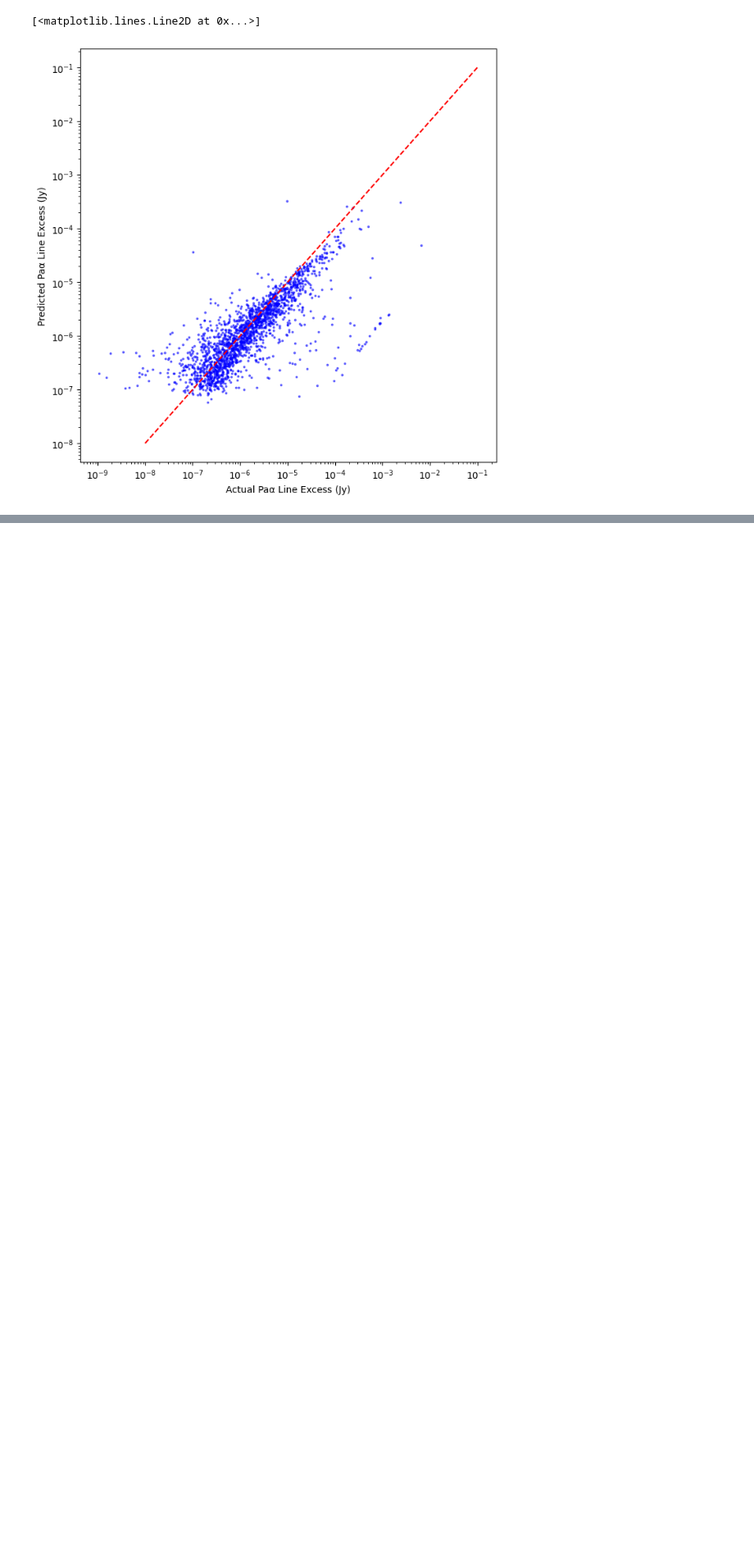
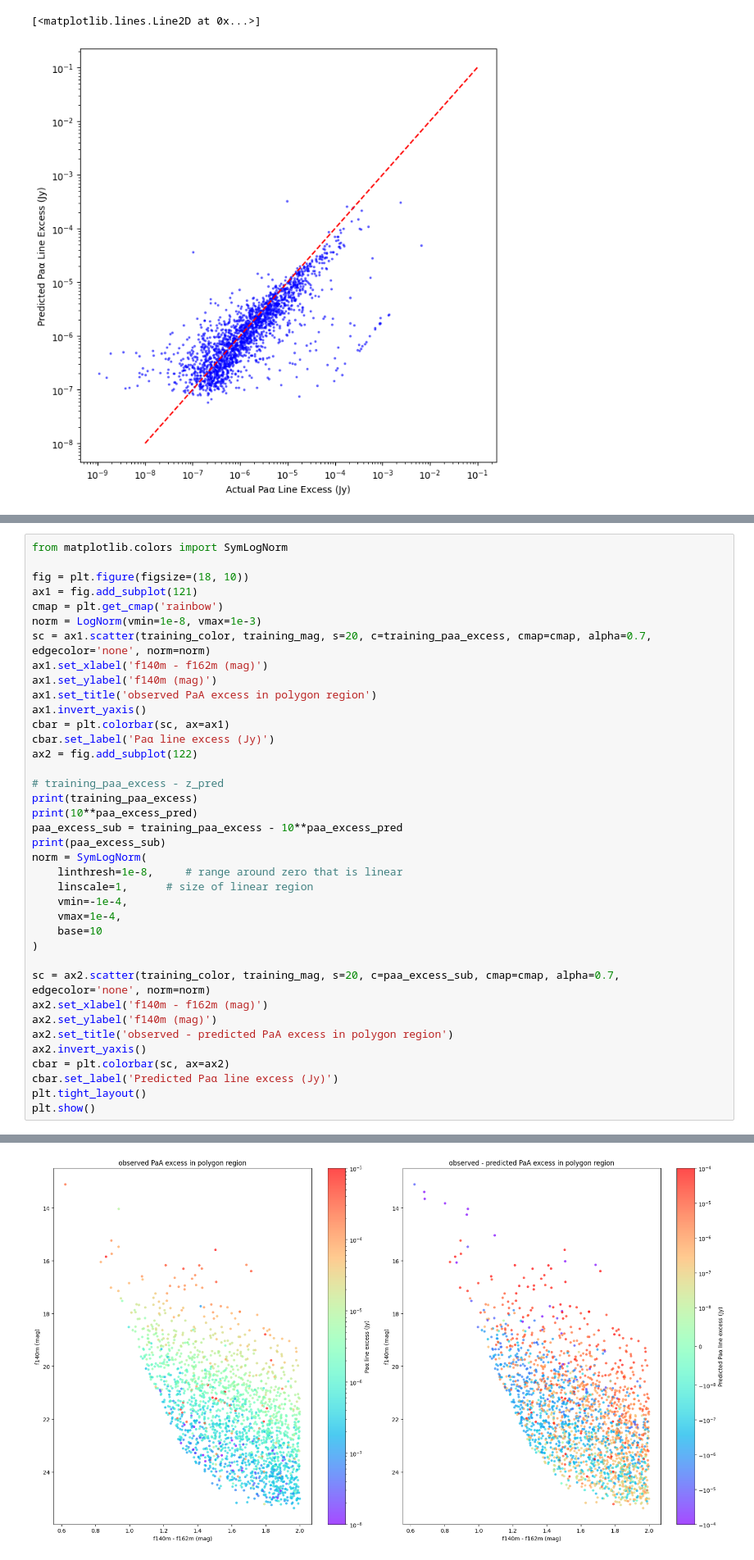
Before and after one commit to tyoo37/w51_catalog, a Jupyter notebook: syn_star/plot_result.ipynb, the cells around one changed output, grey strips where cells are left out. Shown at 82% size. Drawn from its saved outputs; the diff is of its cells as text; blank space fills up the shorter version.

```diff
--- a/syn_star/plot_result.ipynb
+++ b/syn_star/plot_result.ipynb
@@ -783,0 +905,39 @@ plt.show()
+# %%
+from matplotlib.colors import SymLogNorm
+
+fig = plt.figure(figsize=(18, 10))
+ax1 = fig.add_subplot(121)
+cmap = plt.get_cmap('rainbow')
+norm = LogNorm(vmin=1e-8, vmax=1e-3)
+sc = ax1.scatter(training_color, training_mag, s=20, c=training_paa_excess, cmap=cmap, alpha=0.7, edgecolor='none', norm=norm)
+ax1.set_xlabel('f140m - f162m (mag)')
+ax1.set_ylabel('f140m (mag)')
+ax1.set_title('observed PaA excess in polygon region')
+ax1.invert_yaxis()
+cbar = plt.colorbar(sc, ax=ax1)
+cbar.set_label('Paα line excess (Jy)')
+ax2 = fig.add_subplot(122)
+
+# training_paa_excess - z_pred
+print(training_paa_excess)
+print(10**paa_excess_pred)
+paa_excess_sub = training_paa_excess - 10**paa_excess_pred
+print(paa_excess_sub)
+norm = SymLogNorm(
+    linthresh=1e-8,     # range around zero that is linear
+    linscale=1,      # size of linear region
+    vmin=-1e-4,
+    vmax=1e-4,
+    base=10
+)
+
+sc = ax2.scatter(training_color, training_mag, s=20, c=paa_excess_sub, cmap=cmap, alpha=0.7, edgecolor='none', norm=norm)
+ax2.set_xlabel('f140m - f162m (mag)')
+ax2.set_ylabel('f140m (mag)')
+ax2.set_title('observed - predicted PaA excess in polygon region')
+ax2.invert_yaxis()
+cbar = plt.colorbar(sc, ax=ax2)
+cbar.set_label('Predicted Paα line excess (Jy)')
+plt.tight_layout()
+plt.show()
+# %% [output]
@@ -783,0 +950 @@ plt.show()
+[figure, added]
```
Also changed, not shown: parts of 10 cells of this notebook, 7 other files.
